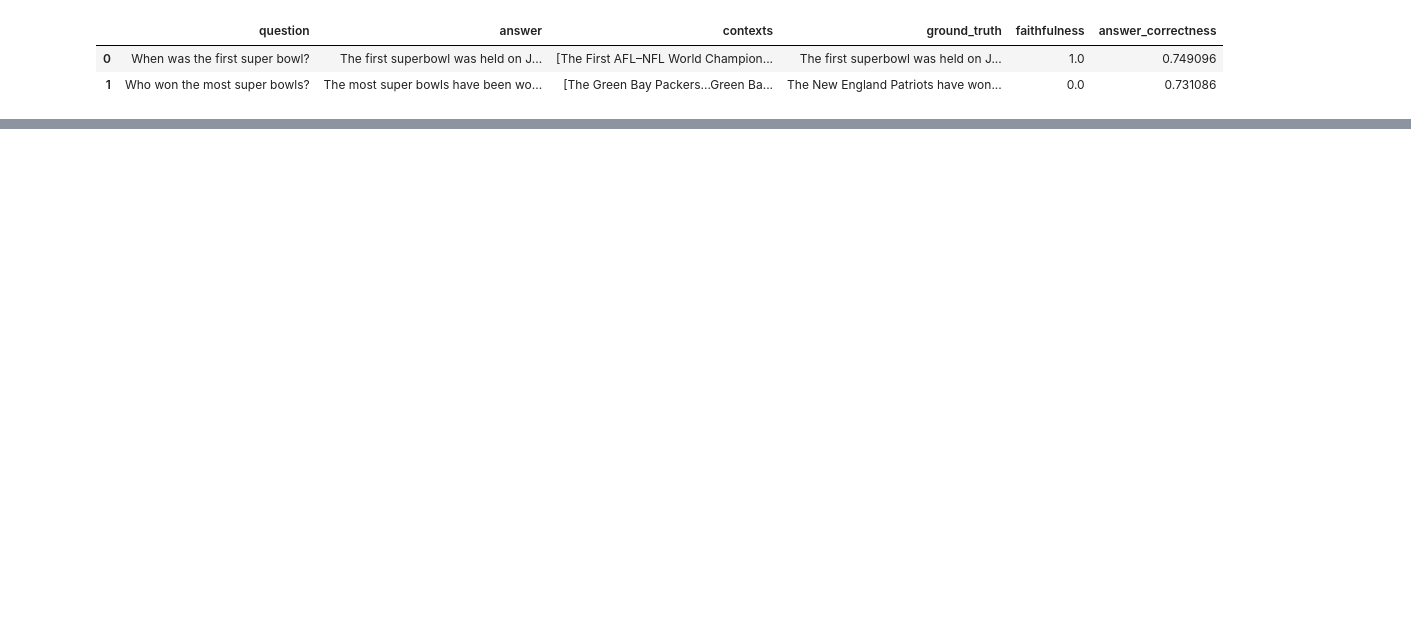
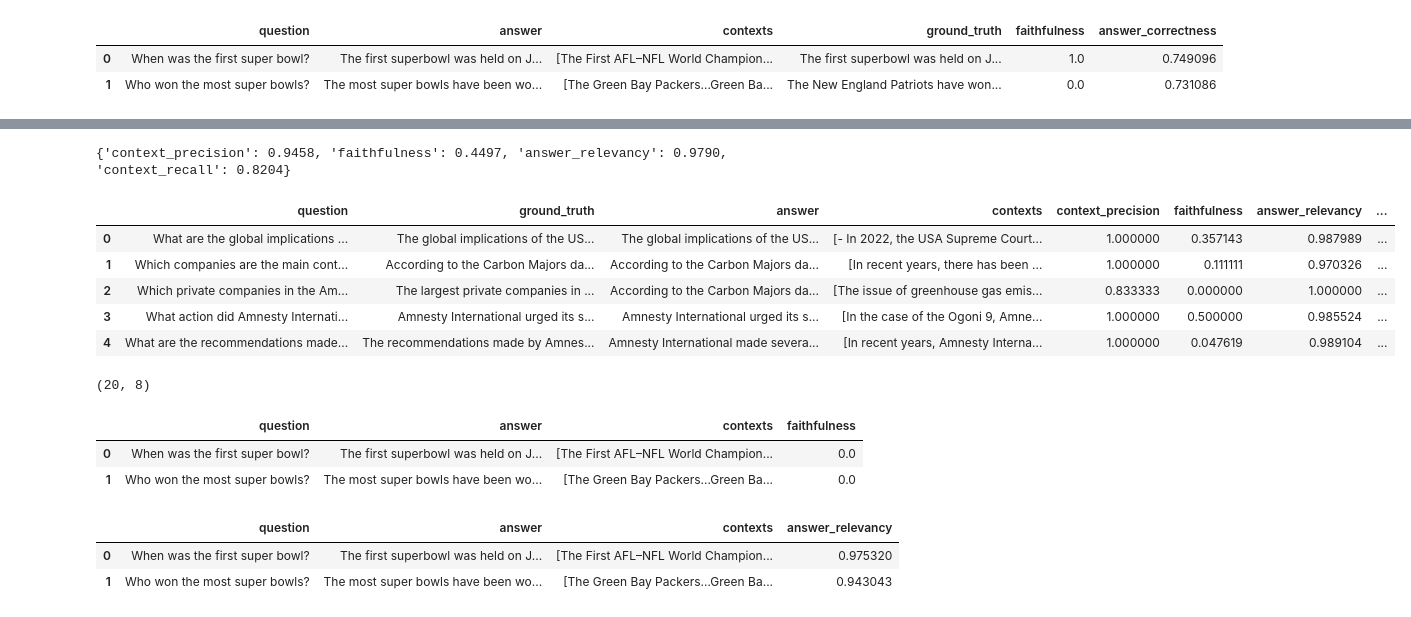
Before and after one commit to andyzhangstat/RAG4fun, a Jupyter notebook: rag4fun.ipynb, the cells around one changed output, grey strips where cells are left out. Saved outputs shown, nothing was run; the diff lists cells and outputs as text; code cells hidden in the pictures; blank space fills up the shorter version.

```diff
--- a/rag4fun.ipynb
+++ b/rag4fun.ipynb
@@ -22,3 +22,9 @@ score.to_pandas()
 |  | question | answer | contexts | ground_truth | faithfulness | answer_correctness |
 | 0 | When was the first super bowl? | The first superbowl was held on J... | [The First AFL–NFL World Champion... | The first superbowl was held on J... | 1.0 | 0.749096 |
 | 1 | Who won the most super bowls? | The most super bowls have been wo... | [The Green Bay Packers...Green Ba... | The New England Patriots have won... | 0.0 | 0.731086 |
+# %%
+from datasets import load_dataset
+
+# loading the V2 dataset
+amnesty_qa = load_dataset("explodinggradients/amnesty_qa", "english_v2")
+amnesty_qa
@@ -24,0 +49,66 @@ score.to_pandas()
+# %%
+from ragas import evaluate
+
+result = evaluate(
+    amnesty_qa["eval"],
+    metrics=[
+        context_precision,
+        faithfulness,
+        answer_relevancy,
+        context_recall,
+    ],
+)
+
+result
+# %% [output]
+{'context_precision': 0.9458, 'faithfulness': 0.4497, 'answer_relevancy': 0.9790, 'context_recall': 0.8204}
+# %%
+df = result.to_pandas()
+df.head()
+# %% [output]
+|  | question | ground_truth | answer | contexts | context_precision | faithfulness | answer_relevancy | ... |
+| 0 | What are the global implications ... | The global implications of the US... | The global implications of the US... | [- In 2022, the USA Supreme Court... | 1.000000 | 0.357143 | 0.987989 | ... |
+| 1 | Which companies are the main cont... | According to the Carbon Majors da... | According to the Carbon Majors da... | [In recent years, there has been ... | 1.000000 | 0.111111 | 0.970326 | ... |
+| 2 | Which private companies in the Am... | The largest private companies in ... | According to the Carbon Majors da... | [The issue of greenhouse gas emis... | 0.833333 | 0.000000 | 1.000000 | ... |
+| 3 | What action did Amnesty Internati... | Amnesty International urged its s... | Amnesty International urged its s... | [In the case of the Ogoni 9, Amne... | 1.000000 | 0.500000 | 0.985524 | ... |
+| 4 | What are the recommendations made... | The recommendations made by Amnes... | Amnesty International made severa... | [In recent years, Amnesty Interna... | 1.000000 | 0.047619 | 0.989104 | ... |
+# %%
+df.shape
+# %% [output]
+(20, 8)
+# %%
+from datasets import Dataset
+from ragas.metrics import faithfulness
+from ragas import evaluate
+
+data_samples = {
+    'question': ['When was the first super bowl?', 'Who won the most super bowls?'],
+    'answer': ['The first superbowl was held on Jan 15, 1967', 'The most super bowls have been won by The New England Patriots'],
+    'contexts' : [['The First AFL–NFL World Championship Game was an American football game played on January 15, 1967, at the Los Angeles Memorial Coliseum in Los Angeles,'],
+    ['The Green Bay Packers...Green Bay, Wisconsin.','The Packers compete...Football Conference']],
+}
+dataset = Dataset.from_dict(data_samples)
+score = evaluate(dataset,metrics=[faithfulness])
+score.to_pandas()
+# %% [output]
+|  | question | answer | contexts | faithfulness |
+| 0 | When was the first super bowl? | The first superbowl was held on J... | [The First AFL–NFL World Champion... | 0.0 |
+| 1 | Who won the most super bowls? | The most super bowls have been wo... | [The Green Bay Packers...Green Ba... | 0.0 |
+# %%
+from datasets import Dataset
+from ragas.metrics import answer_relevancy
+from ragas import evaluate
+
+data_samples = {
+    'question': ['When was the first super bowl?', 'Who won the most super bowls?'],
+    'answer': ['The first superbowl was held on Jan 15, 1967', 'The most super bowls have been won by The New England Patriots'],
+    'contexts' : [['The First AFL–NFL World Championship Game was an American football game played on January 15, 1967, at the Los Angeles Memorial Coliseum in Los Angeles,'],
+    ['The Green Bay Packers...Green Bay, Wisconsin.','The Packers compete...Football Conference']],
+}
+dataset = Dataset.from_dict(data_samples)
+score = evaluate(dataset,metrics=[answer_relevancy])
+score.to_pandas()
+# %% [output]
+|  | question | answer | contexts | answer_relevancy |
+| 0 | When was the first super bowl? | The first superbowl was held on J... | [The First AFL–NFL World Champion... | 0.975320 |
+| 1 | Who won the most super bowls? | The most super bowls have been wo... | [The Green Bay Packers...Green Ba... | 0.943043 |
```
Also changed, not shown: parts of 20 cells of this notebook.
